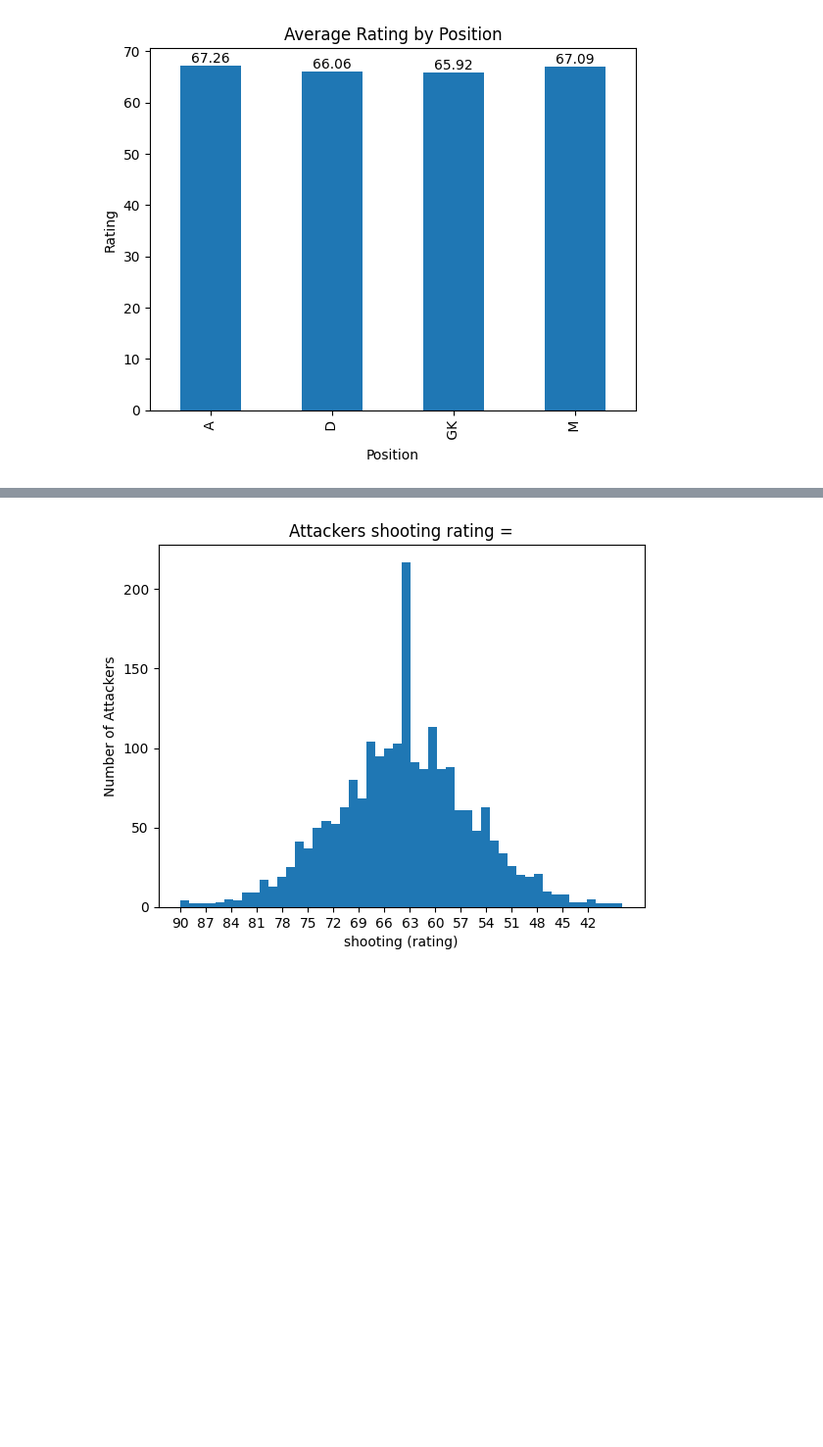
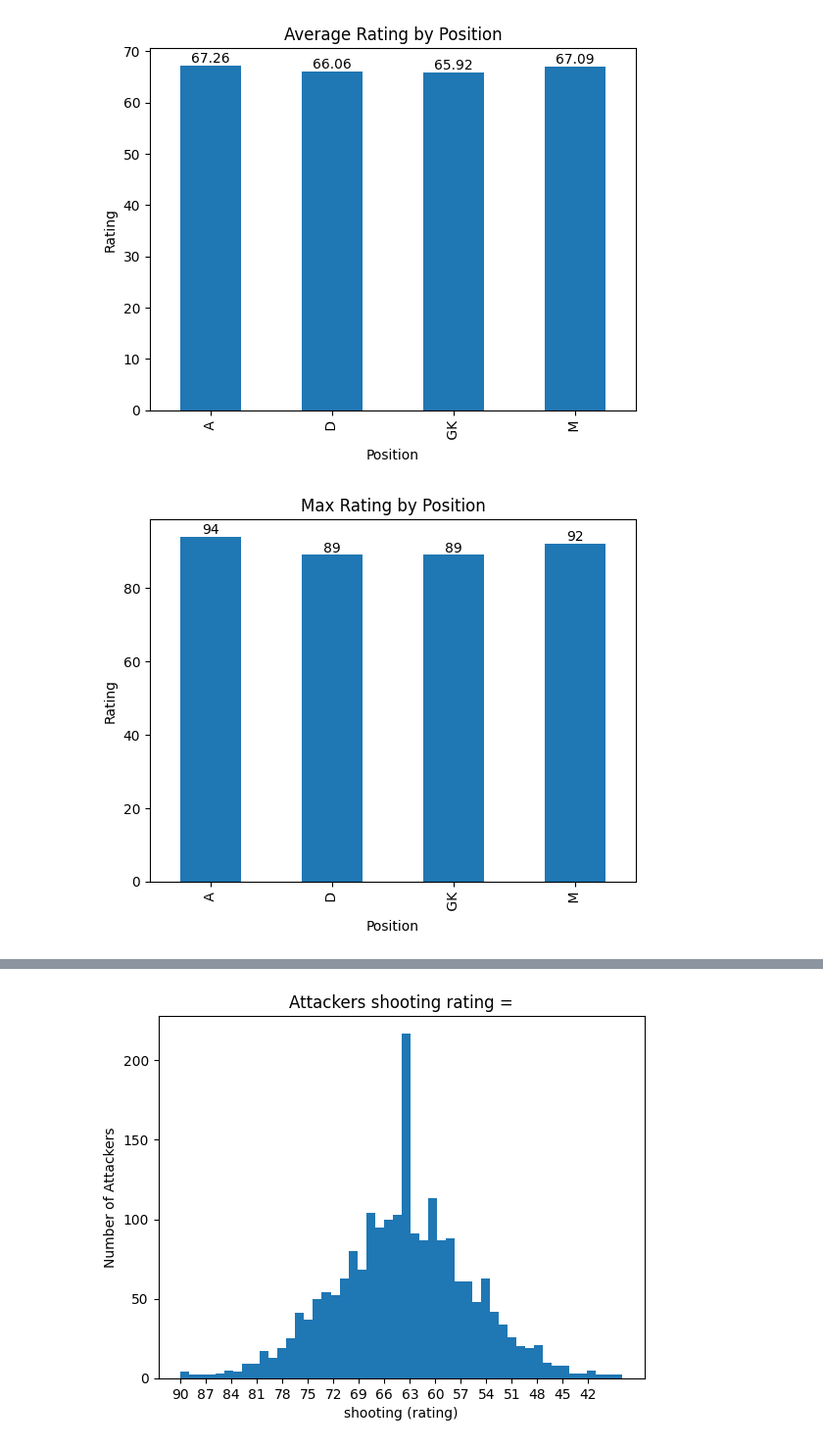
Before and after one commit to Francesfahey/BigData, a Jupyter notebook: fifaCA26_4_23.ipynb, the cells around one changed output, grey strips where cells are left out. Shown at 98% size. Cells and saved outputs as stored; diff of their text form; code cells hidden in the pictures; blank space fills up the shorter version.

```diff
--- a/fifaCA26_4_23.ipynb
+++ b/fifaCA26_4_23.ipynb
@@ -129,3 +158,21 @@ for index, value in enumerate(position_groups):
 plt.show()
 # %% [output]
 [figure]
+# %%
+import matplotlib.pyplot as plt
+
+#Group the data by position and calculate the max rating for each position
+position_groups = fifa_df.groupby(' position')[' rating'].max()
+
+#Plot a bar chart to compare the max rating for each position
+position_groups.plot(kind='bar')
+plt.title('Max Rating by Position')
+plt.xlabel('Position')
+plt.ylabel('Rating')
+
+for index, value in enumerate(position_groups):
+    plt.annotate(str(value), xy=(index, value), ha='center', va='bottom')
+
+plt.show()
+# %% [output]
+[figure, added]
```
Also changed, not shown: parts of 11 cells of this notebook.
